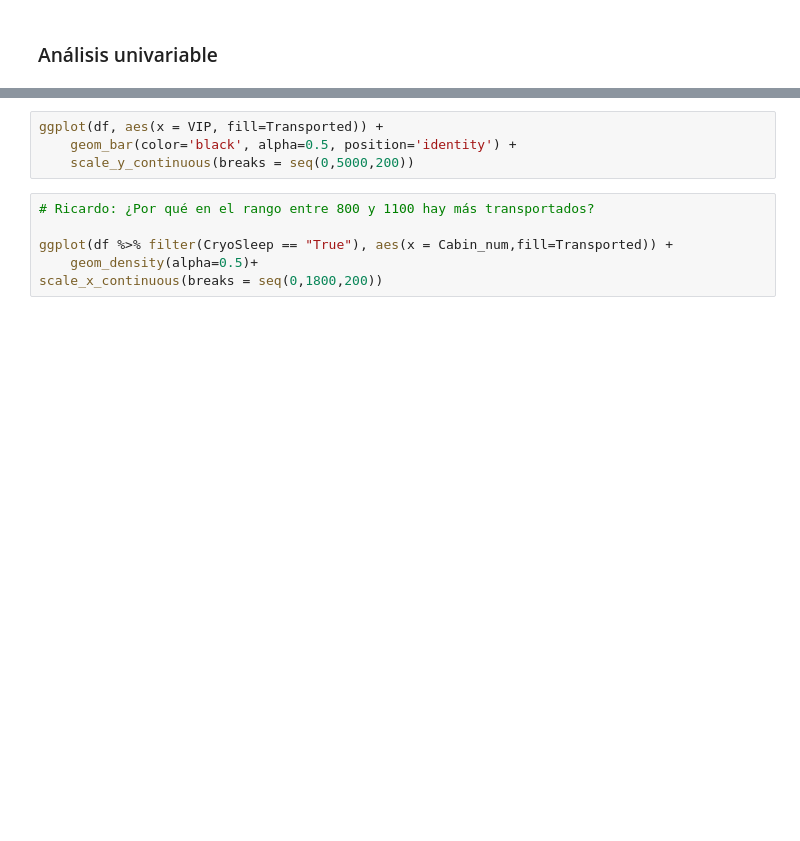
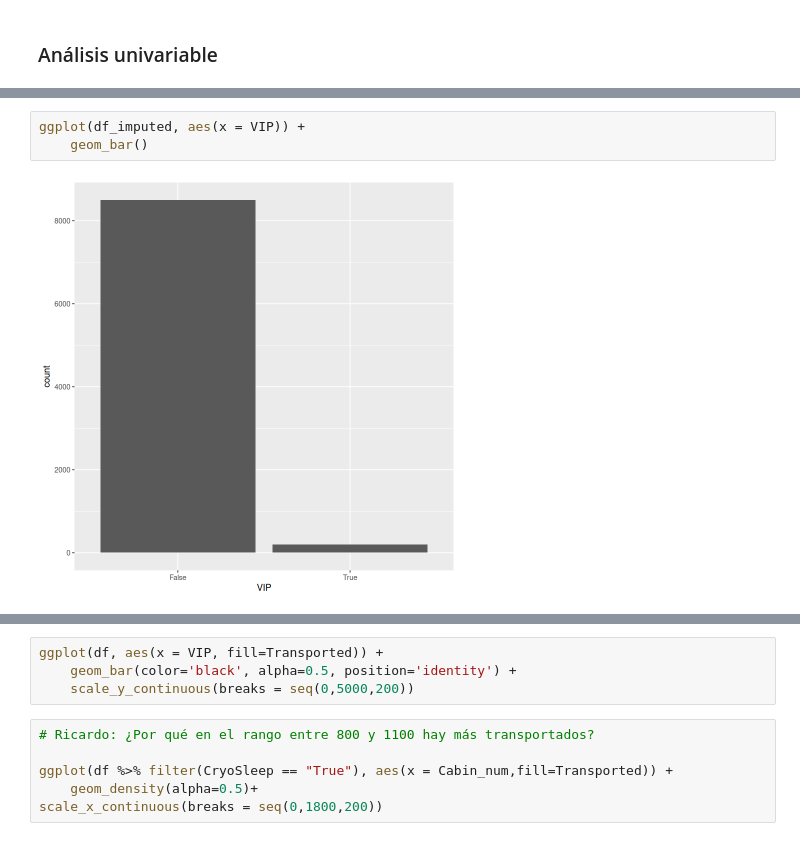
Before and after one commit to Adrisui3/Spaceship-Titanic, a Jupyter notebook: eda.ipynb, the cells around one changed output, grey strips where cells are left out. Saved outputs shown, nothing was run; the diff lists cells and outputs as text; blank space fills up the shorter version.

```diff
--- a/eda.ipynb
+++ b/eda.ipynb
@@ -329,2 +648,7 @@ box_plot(11)
+# %%
+ggplot(df_imputed, aes(x = VIP)) +
+    geom_bar()
+# %% [output]
+[figure, added]
 # %%
 ggplot(df_imputed, aes(x = Destination)) +
```
Also changed, not shown: parts of 72 cells of this notebook, 1 other file.
